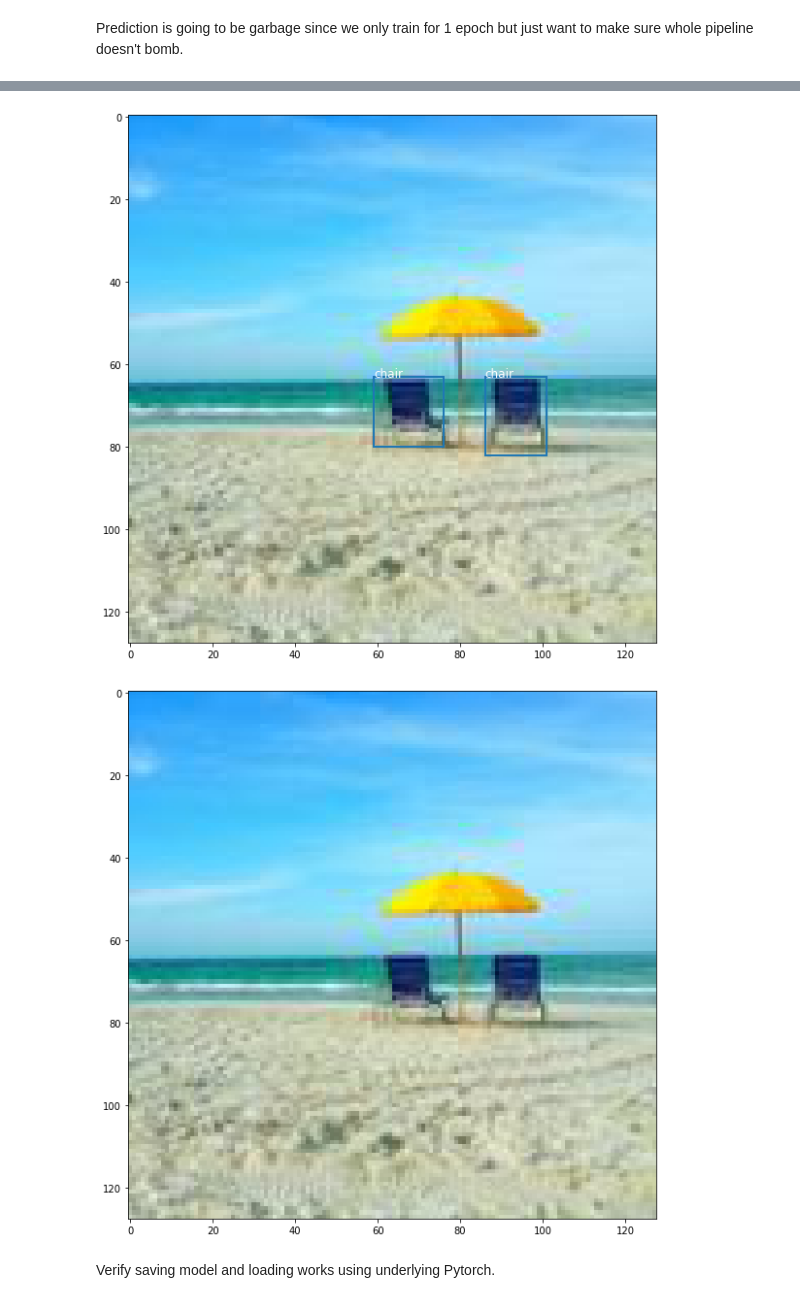
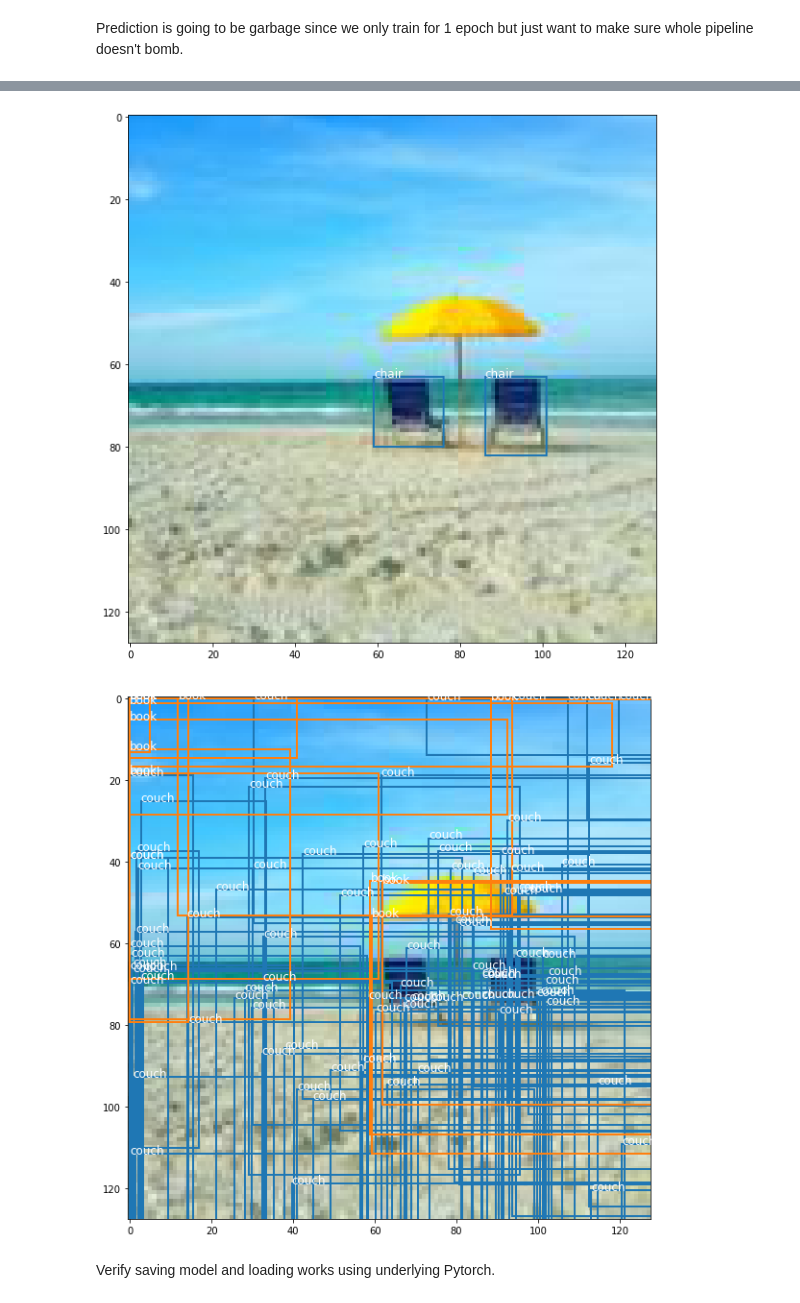
Before and after one commit to bguan/plmcbbox, a Jupyter notebook: 10_subcoco_utils.ipynb, the cells around one changed output, grey strips where cells are left out. Cells and saved outputs as stored; diff of their text form; code cells hidden in the pictures.

```diff
--- a/10_subcoco_utils.ipynb
+++ b/10_subcoco_utils.ipynb
@@ -991,23 +615,38 @@ https://pytorch.org/tutorials/intermediate/torchvision_tutorial.html
 
 First, let's just use the raw model directly and verify the outputs by using raw torchvision model to perform some prediciton to test custom metric function.
 # %%
+target = { "boxes": [], "labels": [], "image_id": None, "area": [], "iscrowd": 0, "ids": [] }
+count = 0
+lbs = stats.img2lbs.get(img_id,[])
+for l, x, y, w, h in lbs:
+    count += 1
+    target["boxes"].append([x, y, x+w, y+h]) # FRCNN wants x1,y1,x2,y2 format!
+    target["labels"].append(l)
+    target["image_id"] = img_id
+    target["area"].append(w*h)
+    anno_id = img_id*1000 + count
+    target["ids"].append(anno_id)
+
+for k, v in target.items():
+    target[k] = torch.tensor(v)
+
+images = [transforms.ToTensor()(img)]
+targets = [target]
+
 # Only do this if GPU avail, otherwise Github CI times out
 if torch.cuda.is_available():
-    model = torchvision.models.detection.fasterrcnn_resnet50_fpn(pretrained=True)
-    for param in model.parameters():
+    frcnn_model = torchvision.models.detection.fasterrcnn_resnet50_fpn(pretrained=True)
+    for param in frcnn_model.parameters():
         param.requires_grad = False
-    in_features = model.roi_heads.box_predictor.cls_score.in_features
-    model.roi_heads.box_predictor = FastRCNNPredictor(in_features, stats.num_cats+1) # to account for 0:backgrnd
-    images, targets = next(iter(tdl))
-    images = list(img for img in images)
-    targets = [{k: v for k, v in t.items()} for t in targets]
+    in_features = frcnn_model.roi_heads.box_predictor.cls_score.in_features
+    frcnn_model.roi_heads.box_predictor = FastRCNNPredictor(in_features, stats.num_cats+1) # to account for 0:backgrnd
 
     # how to get both in 1 step?
-    model.train()
-    losses = model(images,targets)
-    model.eval()
-    predict = model(images)
-    acc = calc_wavg_F1(predict[0], targets[0], .1, .1)
+    frcnn_model.train()
+    losses = frcnn_model(images,targets)
+    frcnn_model.eval()
+    predict = frcnn_model(images)[0]
+    acc = calc_wavg_F1(predict, target, .1, .1)
     print(f"Accuracy of untrained Model is {acc}")
 # %% [output]
 Accuracy of untrained Model is 0.0
@@ -1144,7 +672,7 @@ def digest_pred(l2name, pred, cutoff=0.5):
 # %% [markdown]
 Prediction is going to be garbage since we only train for 1 epoch but just want to make sure whole pipeline doesn't bomb.
 # %%
-x, y = dataset[128]
+x, y = images[0], targets[0]
 pimg = torchvision.transforms.ToPILImage()(x)
 tgt_l2bs = defaultdict(empty_list)
 for l, b in zip(list(y['labels']), y['boxes']):
@@ -1155,8 +683,6 @@ overlay_img_bbox(pimg, tgt_l2bs, stats.lbl2name)
 
 # Only do this if GPU avail, otherwise Github CI times out
 if torch.cuda.is_available():
-    frcnn_model.eval()
-    pred = frcnn_model([x.cuda()])
-    pred_l2bs = digest_pred(stats.lbl2name, pred[0], cutoff=0.1)
+    pred_l2bs = digest_pred(stats.lbl2name, predict, cutoff=0.1)
     overlay_img_bbox(pimg, pred_l2bs, stats.lbl2name)
 # %% [output]
@@ -1163,4 +706,4 @@ if torch.cuda.is_available():
 [figure]
-[figure, old version]
+[figure, new version]
 # %% [markdown]
 Verify saving model and loading works using underlying Pytorch.
```
Also changed, not shown: parts of 29 cells of this notebook, 18 other files.
